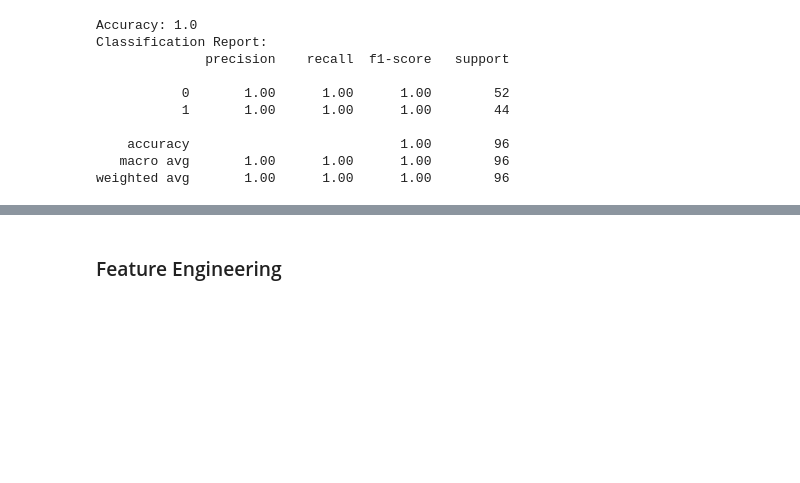
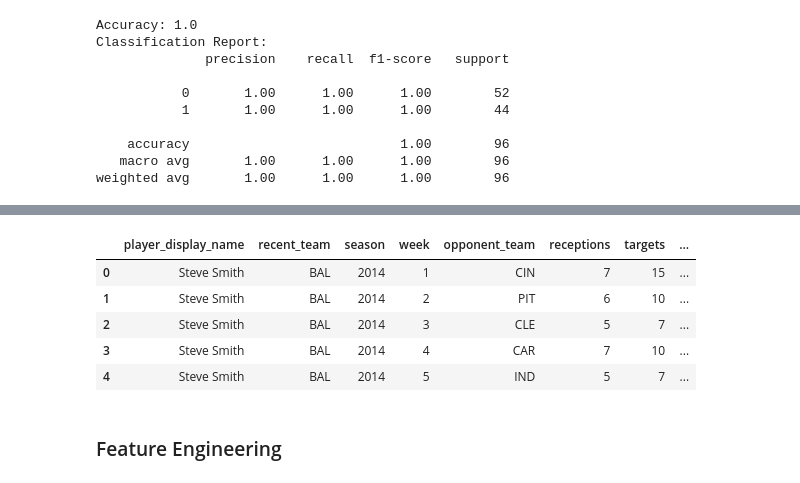
Before and after one commit to DBAfox/Team-USA-Football, a Jupyter notebook: NFL Dream Team.ipynb, the cells around one changed output, grey strips where cells are left out. Cells and saved outputs as stored; diff of their text form; code cells hidden in the pictures; blank space fills up the shorter version.

```diff
--- a/NFL Dream Team.ipynb
+++ b/NFL Dream Team.ipynb
@@ -294,2 +489,52 @@ weighted avg       1.00      1.00      1.00        96
+# %%
+receivers_df = receivers_df.drop(columns= ['player_id',
+                                           'player_name',
+                                           'position',
+                                           'position_group',
+                                           'headshot_url',
+                                           'season_type',
+                                           'passing_epa',
+                                           'pacr',
+                                           'dakota',
+                                           'completions',
+                                           'attempts',
+                                           'passing_yards',
+                                           'passing_tds',
+                                           'interceptions',
+                                           'sacks',
+                                           'sack_yards',
+                                           'sack_fumbles',
+                                           'sack_fumbles_lost',
+                                           'passing_air_yards',
+                                           'passing_yards_after_catch',
+                                           'passing_first_downs',
+                                           'passing_epa',
+                                           'passing_2pt_conversions',
+                                           'carries',
+                                           'rushing_yards',
+                                           'rushing_tds',
+                                           'rushing_fumbles',
+                                           'rushing_fumbles_lost',
+                                           'rushing_first_downs',
+                                           'rushing_epa',
+                                           'rushing_2pt_conversions',
+                                           'receiving_epa',
+                                           'racr',
+                                           'target_share',
+                                           'air_yards_share',
+                                           'wopr',
+                                           'special_teams_tds',
+                                           'fantasy_points',
+                                           'fantasy_points_ppr'
+                                          ]).reset_index(drop=True)
+
+receivers_df.head()
+# %% [output]
+|  | player_display_name | recent_team | season | week | opponent_team | receptions | targets | ... |
+| 0 | Steve Smith | BAL | 2014 | 1 | CIN | 7 | 15 | ... |
+| 1 | Steve Smith | BAL | 2014 | 2 | PIT | 6 | 10 | ... |
+| 2 | Steve Smith | BAL | 2014 | 3 | CLE | 5 | 7 | ... |
+| 3 | Steve Smith | BAL | 2014 | 4 | CAR | 7 | 10 | ... |
+| 4 | Steve Smith | BAL | 2014 | 5 | IND | 5 | 7 | ... |
 # %% [markdown]
 ### Feature Engineering
```
Also changed, not shown: parts of 20 cells of this notebook.
